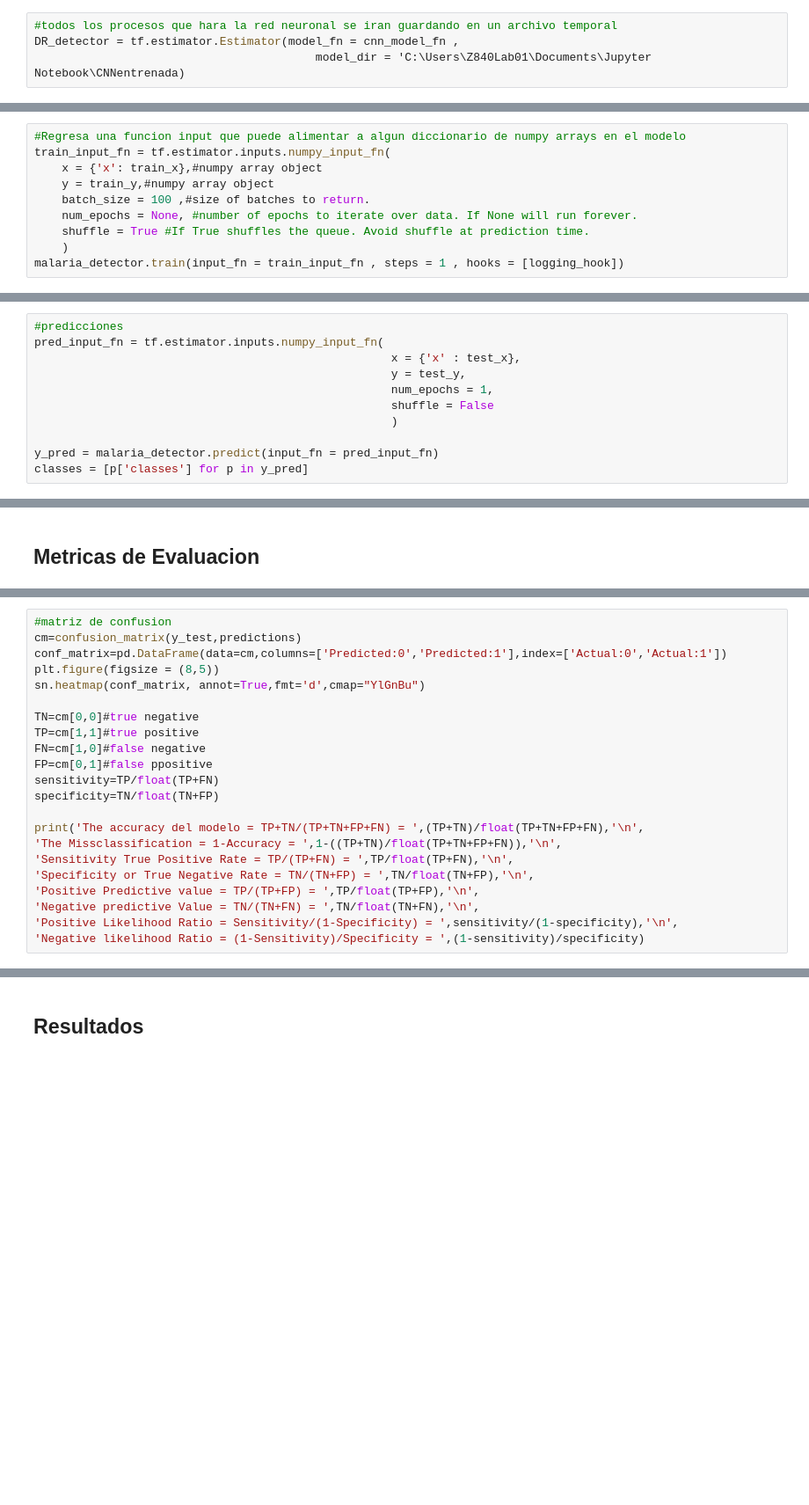
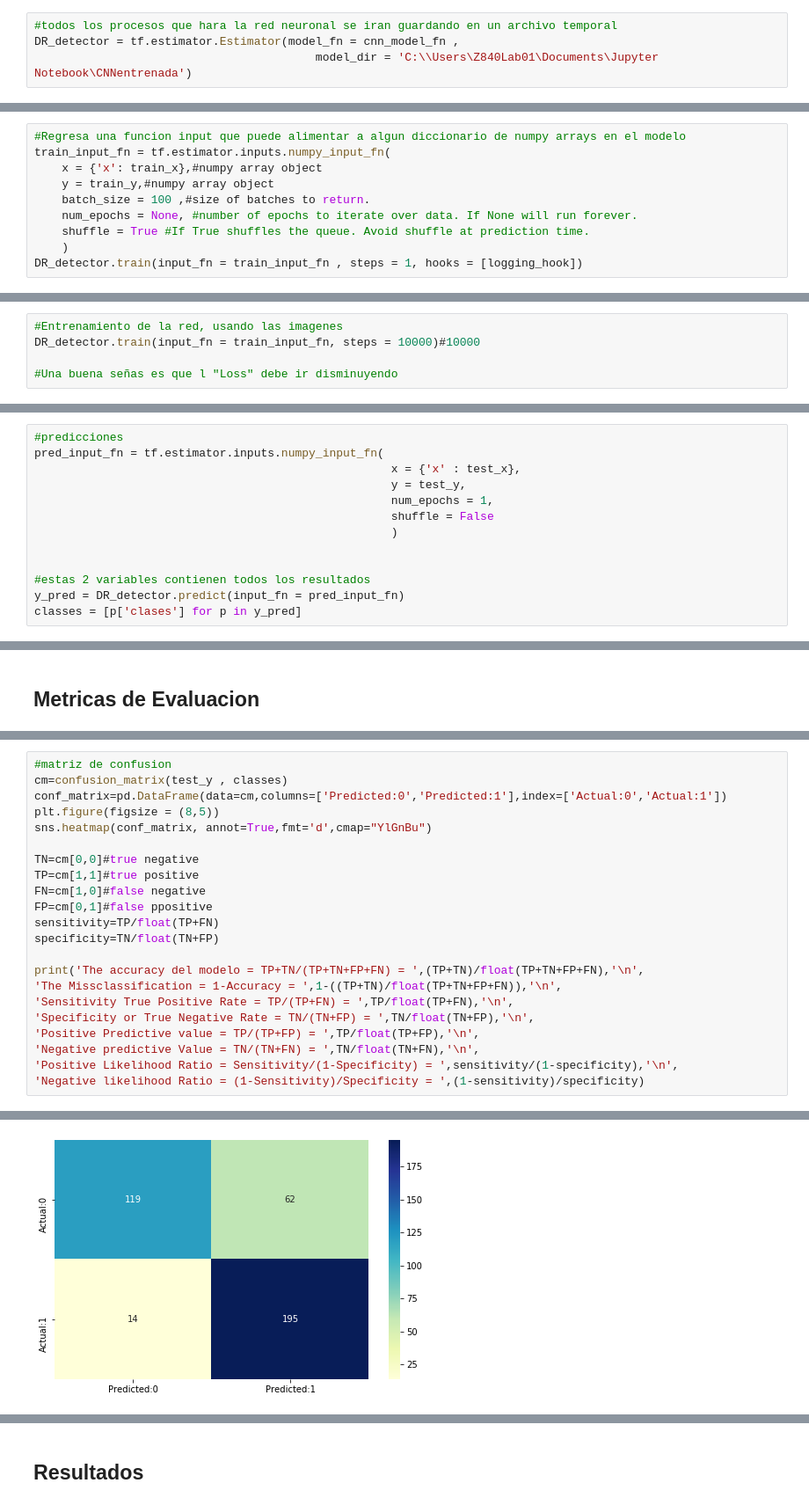
Before and after one commit to SleepWalKer09/Estadia, a Jupyter notebook: CNN ojos.ipynb, the cells around one changed output, grey strips where cells are left out. Shown: that part at 88% size. Drawn from its saved outputs; the diff is of its cells as text; blank space fills up the shorter version.

Commit message:
Mision Cumplida, pero puede mejorar
80% - 84% de acurracy del modelo con 7000 epocas, se planea añadir el dropout, y mas epocas.

```diff
--- a/CNN ojos.ipynb
+++ b/CNN ojos.ipynb
@@ -389,4 +387,4 @@ def cnn_model_fn(features , labels , mode):
 # %%
 #todos los procesos que hara la red neuronal se iran guardando en un archivo temporal
 DR_detector = tf.estimator.Estimator(model_fn = cnn_model_fn ,
-                                         model_dir = 'C:\Users\Z840Lab01\Documents\Jupyter Notebook\CNNentrenada)
+                                         model_dir = 'C:\\Users\Z840Lab01\Documents\Jupyter Notebook\CNNentrenada')
@@ -504,4 +425,4 @@ train_input_fn = tf.estimator.inputs.numpy_input_fn(
     num_epochs = None, #number of epochs to iterate over data. If None will run forever.
     shuffle = True #If True shuffles the queue. Avoid shuffle at prediction time.
     )
-malaria_detector.train(input_fn = train_input_fn , steps = 1 , hooks = [logging_hook])
+DR_detector.train(input_fn = train_input_fn , steps = 1, hooks = [logging_hook])
@@ -510,0 +448,5 @@ malaria_detector.train(input_fn = train_input_fn ,verbose=2, steps = 5000)#10000
+# %%
+#Entrenamiento de la red, usando las imagenes
+DR_detector.train(input_fn = train_input_fn, steps = 10000)#10000
+
+#Una buena señas es que l "Loss" debe ir disminuyendo
@@ -527,5 +501,7 @@ pred_input_fn = tf.estimator.inputs.numpy_input_fn(
                                                     shuffle = False
                                                     )
 
-y_pred = malaria_detector.predict(input_fn = pred_input_fn)
-classes = [p['classes'] for p in y_pred]
+
+#estas 2 variables contienen todos los resultados
+y_pred = DR_detector.predict(input_fn = pred_input_fn)
+classes = [p['clases'] for p in y_pred]
@@ -540,9 +537,9 @@ print('{} \n{} \n{}'.format(confusion_matrix(test_y , classes) ,
 # %%
 #matriz de confusion
-cm=confusion_matrix(y_test,predictions)
+cm=confusion_matrix(test_y , classes)
 conf_matrix=pd.DataFrame(data=cm,columns=['Predicted:0','Predicted:1'],index=['Actual:0','Actual:1'])
 plt.figure(figsize = (8,5))
-sn.heatmap(conf_matrix, annot=True,fmt='d',cmap="YlGnBu")
+sns.heatmap(conf_matrix, annot=True,fmt='d',cmap="YlGnBu")
 
 TN=cm[0,0]#true negative
 TP=cm[1,1]#true positive
@@ -559,3 +556,4 @@ print('The accuracy del modelo = TP+TN/(TP+TN+FP+FN) = ',(TP+TN)/float(TP+TN+FP+
 'Negative predictive Value = TN/(TN+FN) = ',TN/float(TN+FN),'\n',
 'Positive Likelihood Ratio = Sensitivity/(1-Specificity) = ',sensitivity/(1-specificity),'\n',
 'Negative likelihood Ratio = (1-Sensitivity)/Specificity = ',(1-sensitivity)/specificity)
+# %% [output]
@@ -562,3 +568,4 @@ print('The accuracy del modelo = TP+TN/(TP+TN+FP+FN) = ',(TP+TN)/float(TP+TN+FP+
+[figure, added]
 # %%
 #curva de ROC
 from sklearn.metrics import roc_curve
```
Also changed, not shown: parts of 25 cells of this notebook.
